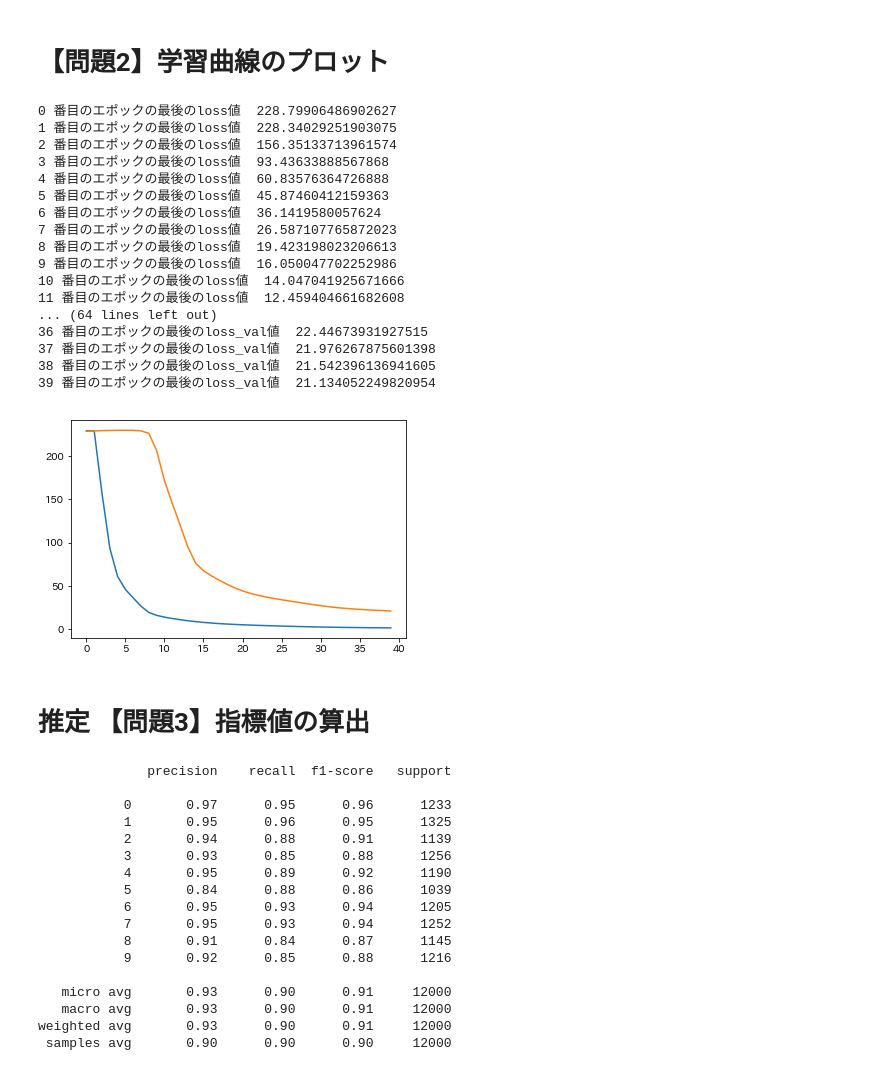
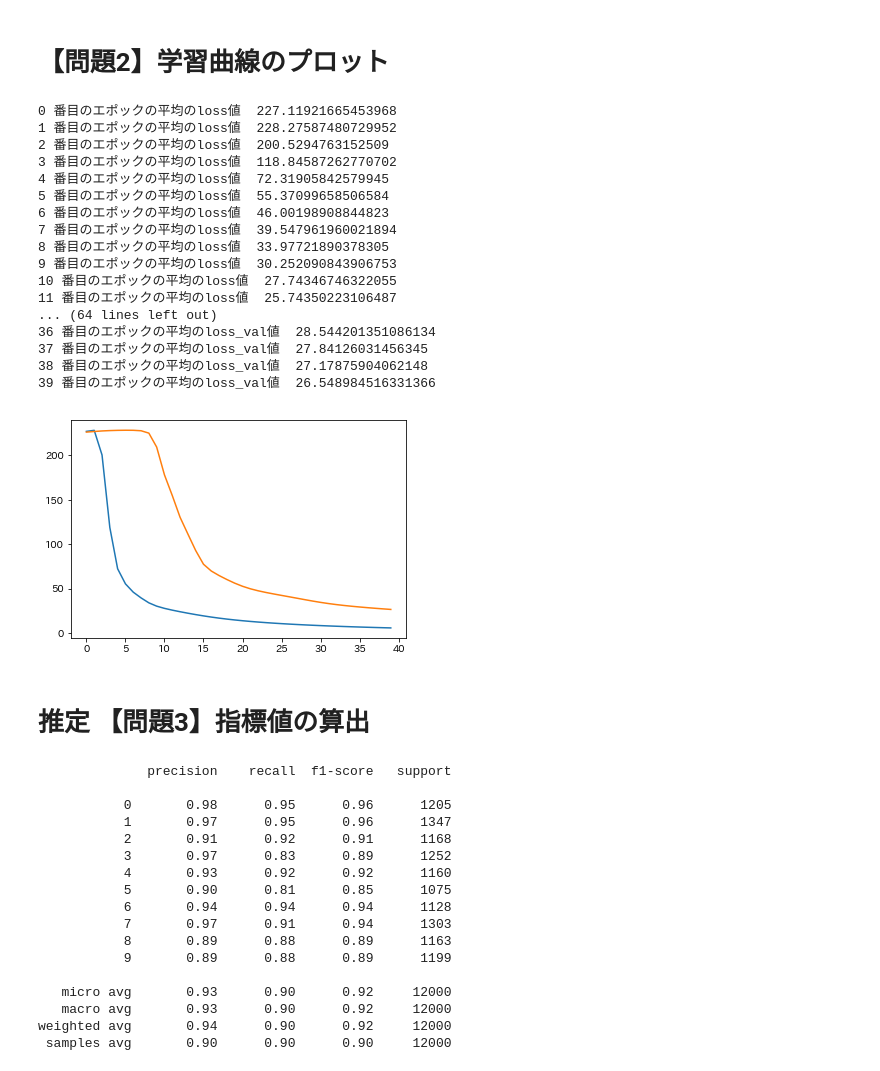
Before and after one commit to yousuke-shiraishi/diveintocode-ml, a Jupyter notebook: diveintocode-term2/sprint10/sprint10-dl-scratch-neural-network.ipynb, the cells around one changed output. Drawn from its saved outputs; the diff is of its cells as text; code cells hidden in the pictures.

```diff
--- a/diveintocode-term2/sprint10/sprint10-dl-scratch-neural-network.ipynb
+++ b/diveintocode-term2/sprint10/sprint10-dl-scratch-neural-network.ipynb
@@ -298,55 +296,66 @@ ssn = ScratchSimpleNeuralNetrowkClassifier()
 epocs=40
 train_loss_list = []
 for i in range(epocs):
+    temp_loss=0
+    j=0
     for mini_X_train, mini_y_train in get_mini_batch:
+        j+=1
         lr = 0.2
         grad = ssn.gradient(mini_X_train,mini_y_train)
         for key in ('W1','b1','W2','b2','W3','b3'):
             ssn.params[key] -= lr * grad[key]
             #print(ssn.params[key])
         loss = ssn.loss(mini_X_train,mini_y_train)
+        temp_loss += loss
     if ssn.verbose == True:
-        print(i,"番目のエポックの最後のloss値 ",loss)
-        train_loss_list.append(loss)
+        average_loss=temp_loss/j
+        print(i,"番目のエポックの平均のloss値 ",average_loss)
+        train_loss_list.append(average_loss)
 
 if X_val is not None and y_val is not None:
     ssn = ScratchSimpleNeuralNetrowkClassifier()
     get_mini_batch_val = GetMiniBatch(X_val, y_val, batch_size=100)
     train_loss_list_val = []
+
     for i in range(epocs):
+        temp_loss=0
+        j=0
         for mini_X_train, mini_y_train in get_mini_batch_val:
+            j+=1
             lr = 0.2
             grad = ssn.gradient(mini_X_train,mini_y_train)
             for key in ('W1','b1','W2','b2','W3','b3'):
                 ssn.params[key] -= lr * grad[key]
                 #print(ssn.params[key])
             loss_val = ssn.loss(mini_X_train,mini_y_train)
+            temp_loss+=loss_val
         if ssn.verbose == True:
-            print(i,"番目のエポックの最後のloss_val値 ",loss_val)
-            train_loss_list_val.append(loss_val)
+            average_loss= temp_loss/j
+            print(i,"番目のエポックの平均のloss_val値 ",average_loss)
+            train_loss_list_val.append(average_loss)
 
 plt.plot(train_loss_list)
 plt.plot(train_loss_list_val)
 plt.show()
 # %% [output]
-0 番目のエポックの最後のloss値  228.79906486902627
-1 番目のエポックの最後のloss値  228.34029251903075
-2 番目のエポックの最後のloss値  156.35133713961574
-3 番目のエポックの最後のloss値  93.43633888567868
-4 番目のエポックの最後のloss値  60.83576364726888
-5 番目のエポックの最後のloss値  45.87460412159363
-6 番目のエポックの最後のloss値  36.1419580057624
-7 番目のエポックの最後のloss値  26.587107765872023
-8 番目のエポックの最後のloss値  19.423198023206613
-9 番目のエポックの最後のloss値  16.050047702252986
-10 番目のエポックの最後のloss値  14.047041925671666
-11 番目のエポックの最後のloss値  12.459404661682608
+0 番目のエポックの平均のloss値  227.11921665453968
+1 番目のエポックの平均のloss値  228.27587480729952
+2 番目のエポックの平均のloss値  200.5294763152509
+3 番目のエポックの平均のloss値  118.84587262770702
+4 番目のエポックの平均のloss値  72.31905842579945
+5 番目のエポックの平均のloss値  55.37099658506584
+6 番目のエポックの平均のloss値  46.00198908844823
+7 番目のエポックの平均のloss値  39.547961960021894
+8 番目のエポックの平均のloss値  33.97721890378305
+9 番目のエポックの平均のloss値  30.252090843906753
+10 番目のエポックの平均のloss値  27.74346746322055
+11 番目のエポックの平均のloss値  25.74350223106487
 ... (64 lines left out)
-36 番目のエポックの最後のloss_val値  22.44673931927515
-37 番目のエポックの最後のloss_val値  21.976267875601398
-38 番目のエポックの最後のloss_val値  21.542396136941605
-39 番目のエポックの最後のloss_val値  21.134052249820954
+36 番目のエポックの平均のloss_val値  28.544201351086134
+37 番目のエポックの平均のloss_val値  27.84126031456345
+38 番目のエポックの平均のloss_val値  27.17875904062148
+39 番目のエポックの平均のloss_val値  26.548984516331366
-[figure, old version]
+[figure, new version]
 # %% [markdown]
 # 推定 【問題3】指標値の算出
 # %%
@@ -359,20 +368,20 @@ print(classification_report(y_val, y_pred))
 # %% [output]
               precision    recall  f1-score   support
 
-           0       0.97      0.95      0.96      1233
-           1       0.95      0.96      0.95      1325
-           2       0.94      0.88      0.91      1139
-           3       0.93      0.85      0.88      1256
-           4       0.95      0.89      0.92      1190
-           5       0.84      0.88      0.86      1039
-           6       0.95      0.93      0.94      1205
-           7       0.95      0.93      0.94      1252
-           8       0.91      0.84      0.87      1145
-           9       0.92      0.85      0.88      1216
+           0       0.98      0.95      0.96      1205
+           1       0.97      0.95      0.96      1347
+           2       0.91      0.92      0.91      1168
+           3       0.97      0.83      0.89      1252
+           4       0.93      0.92      0.92      1160
+           5       0.90      0.81      0.85      1075
+           6       0.94      0.94      0.94      1128
+           7       0.97      0.91      0.94      1303
+           8       0.89      0.88      0.89      1163
+           9       0.89      0.88      0.89      1199
 
-   micro avg       0.93      0.90      0.91     12000
-   macro avg       0.93      0.90      0.91     12000
-weighted avg       0.93      0.90      0.91     12000
+   micro avg       0.93      0.90      0.92     12000
+   macro avg       0.93      0.90      0.92     12000
+weighted avg       0.94      0.90      0.92     12000
  samples avg       0.90      0.90      0.90     12000
 # %%
 num = 36 # いくつ表示するか
```
Also changed, not shown: parts of 2 cells of this notebook.
